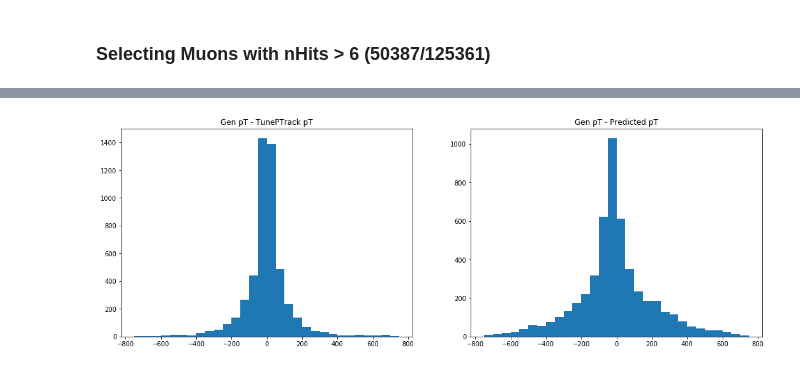
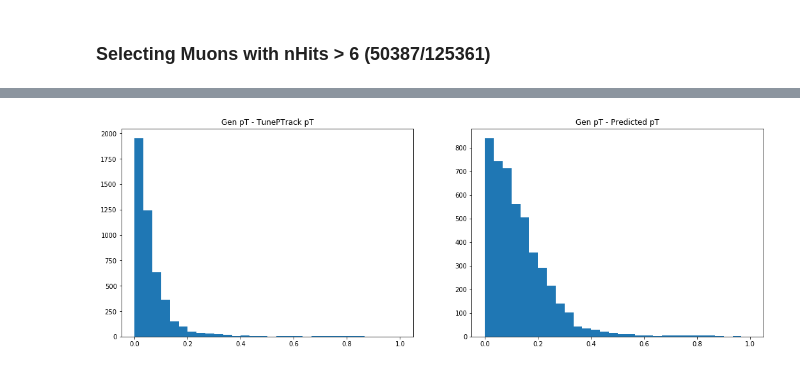
Before and after one commit to fmanteca/HighPt_DNN, a Jupyter notebook: training/Training.ipynb, the cells around one changed output, grey strips where cells are left out. Cells and saved outputs as stored; diff of their text form; code cells hidden in the pictures.

```diff
--- a/training/Training.ipynb
+++ b/training/Training.ipynb
@@ -108,0 +167,2 @@ data_gt_6 = data[data.Muon_nHits>6]
+# %%
+data_gt_6 = data[((data.Muon_DT_s1_nhits + data.Muon_DT_s2_nhits + data.Muon_DT_s3_nhits + data.Muon_DT_s4_nhits + data.Muon_CSC_s1_nhits + data.Muon_CSC_s2_nhits + data.Muon_CSC_s3_nhits + data.Muon_CSC_s4_nhits) > 6)]
@@ -168,11 +262,11 @@ Epoch 00228: early stopping
 # %%
 fig, axes = plt.subplots(nrows=1, ncols=2, figsize=(18, 6))
 
 
-axes[0].hist(test_gt_6.Muon_Genpt.values-test_gt_6.Muon_TunePTrack_pt.values, bins = 30, range=(-750,750))
+axes[0].hist(abs(test_gt_6.Muon_Genpt.values-test_gt_6.Muon_TunePTrack_pt.values)/test_gt_6.Muon_TunePTrack_pt.values, bins = 30, range=(0,1))
 axes[0].set_title("Gen pT - TunePTrack pT")
-axes[1].hist(test_gt_6.Muon_Genpt.values-model.predict(test_gt_6[variablesTrain]).ravel(), bins = 30, range=(-750,750))
+axes[1].hist(abs(test_gt_6.Muon_Genpt.values-model.predict(test_gt_6[variablesTrain]).ravel())/model.predict(test_gt_6[variablesTrain]).ravel(), bins = 30, range=(0,1))
 axes[1].set_title("Gen pT - Predicted pT")
 plt.show()
 # %% [output]
-[figure, old version]
+[figure, new version]
```
Also changed, not shown: parts of 16 cells of this notebook.
